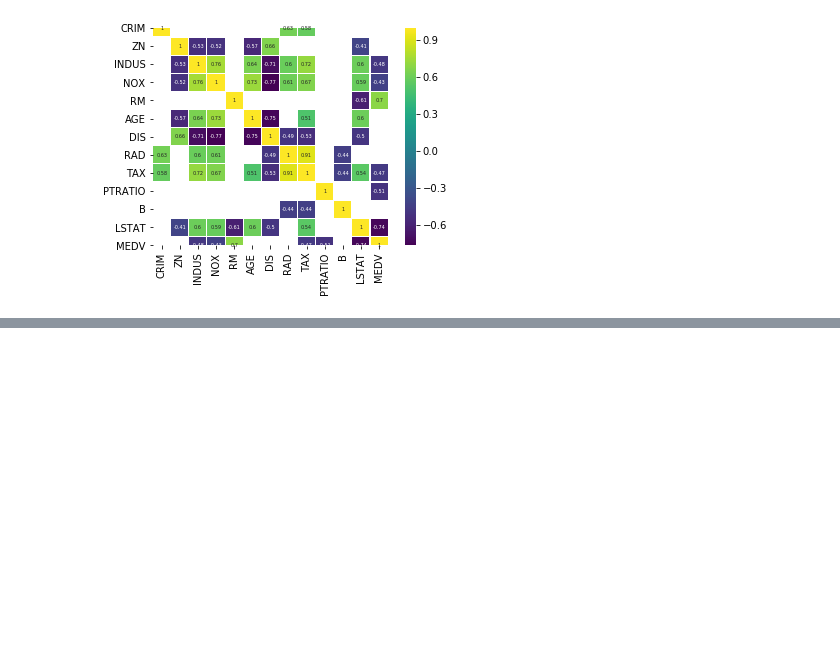
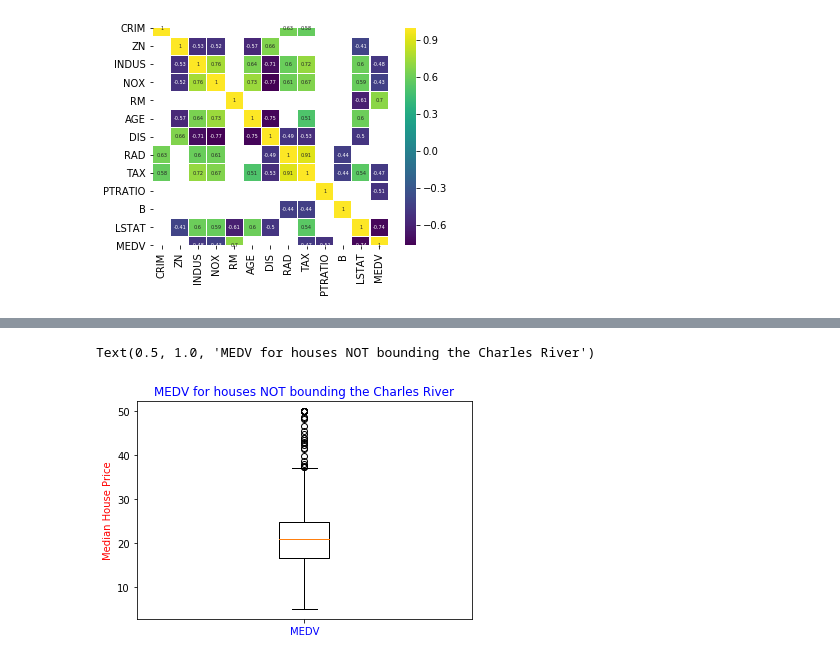
Before and after one commit to jruther/Machine_Learning_Project, a Jupyter notebook: Machine_Learning_Project.ipynb, the cells around one changed output, grey strips where cells are left out. Saved outputs shown, nothing was run; the diff lists cells and outputs as text; code cells hidden in the pictures; blank space fills up the shorter version.

```diff
--- a/Machine_Learning_Project.ipynb
+++ b/Machine_Learning_Project.ipynb
@@ -324,0 +340,2 @@ sns.heatmap(corr[(corr>=0.5) | (corr <=-0.4)], cmap='viridis', vmax=1.0, linewid
+# %%
+df1 =df[df['CHAS']== 0]
@@ -324,0 +371,8 @@ sns.heatmap(corr[(corr>=0.5) | (corr <=-0.4)], cmap='viridis', vmax=1.0, linewid
+# %%
+A = plt.boxplot(df1['MEDV'])
+plt.xticks([1], ['MEDV'], color='b')
+plt.ylabel('Median House Price',color='r')
+plt.title("MEDV for houses NOT bounding the Charles River", fontdict=None, loc='center', color = 'b')
+# %% [output]
+Text(0.5, 1.0, 'MEDV for houses NOT bounding the Charles River')
+[figure, added]
```
Also changed, not shown: parts of 17 cells of this notebook.
